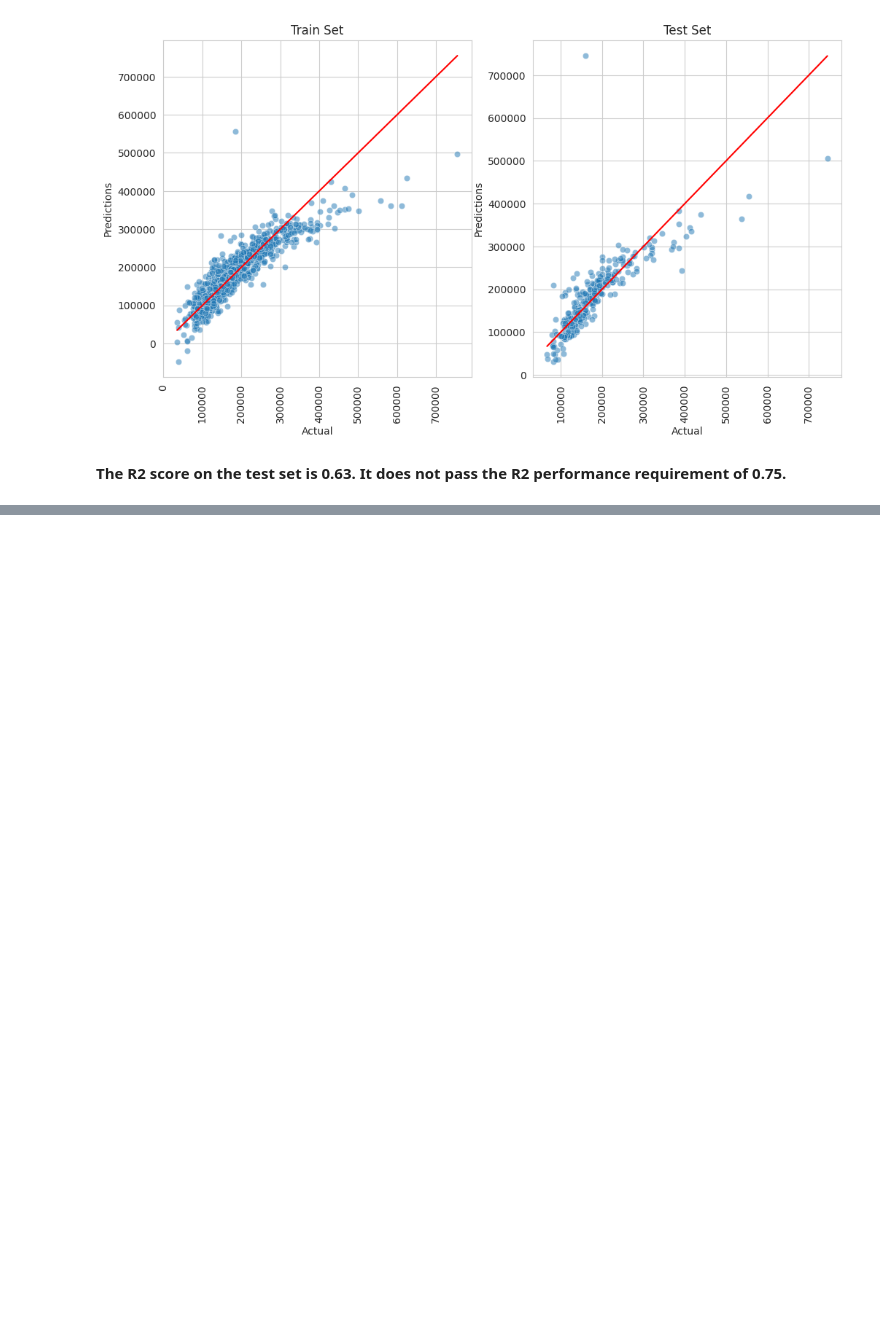
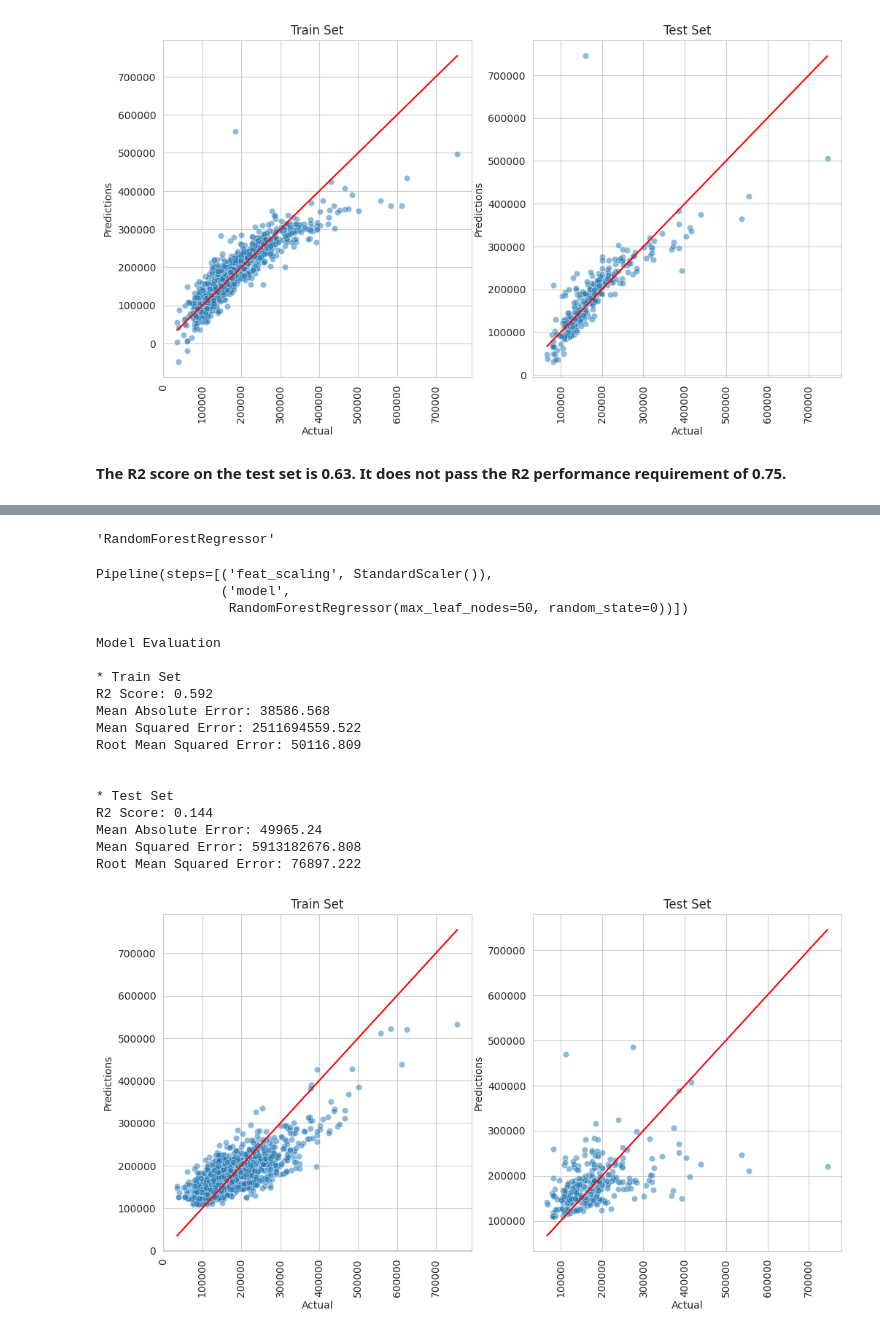
Before and after one commit to James-Burch/PP5-ML-PROJECT, a Jupyter notebook: jupyter_notebooks/5.Modeling and Evaluation - Predict House Price.ipynb, the cells around one changed output, grey strips where cells are left out. Drawn from its saved outputs; the diff is of its cells as text; code cells hidden in the pictures; blank space fills up the shorter version.

Commit message:
Refit pipeline with best features. Fix plt.show in notebook 3

```diff
--- a/jupyter_notebooks/5.Modeling and Evaluation - Predict House Price.ipynb
+++ b/jupyter_notebooks/5.Modeling and Evaluation - Predict House Price.ipynb
@@ -805,0 +831,3 @@ Root Mean Squared Error: 50546.288
+# %%
+search = HyperparameterOptimizationSearch(dic=dic, numeric_vars=numeric_vars, models=models_search, params=params_search)
+search.fit(X_train, y_train, scoring = 'r2', n_jobs=-1, cv=5)
@@ -805,0 +840,3 @@ Root Mean Squared Error: 50546.288
+# %%
+grid_search_summary, grid_search_pipelines = search.score_summary(sort_by='mean_score')
+grid_search_summary
@@ -805,0 +846,32 @@ Root Mean Squared Error: 50546.288
+# %%
+best_model = grid_search_summary.iloc[0,0]
+best_model
+# %% [output]
+'RandomForestRegressor'
+# %%
+best_pipeline = grid_search_pipelines[best_model].best_estimator_
+best_pipeline
+# %% [output]
+Pipeline(steps=[('feat_scaling', StandardScaler()),
+                ('model',
+                 RandomForestRegressor(max_leaf_nodes=50, random_state=0))])
+# %%
+
+regression_performance(X_train, y_train, X_test, y_test, best_pipeline)
+regression_evaluation_plots(X_train, y_train, X_test, y_test, best_pipeline)
+# %% [output]
+Model Evaluation
+
+* Train Set
+R2 Score: 0.592
+Mean Absolute Error: 38586.568
+Mean Squared Error: 2511694559.522
+Root Mean Squared Error: 50116.809
+
+
+* Test Set
+R2 Score: 0.144
+Mean Absolute Error: 49965.24
+Mean Squared Error: 5913182676.808
+Root Mean Squared Error: 76897.222
+[figure, added]
```
Also changed, not shown: parts of 24 cells of this notebook, 2 other files.
